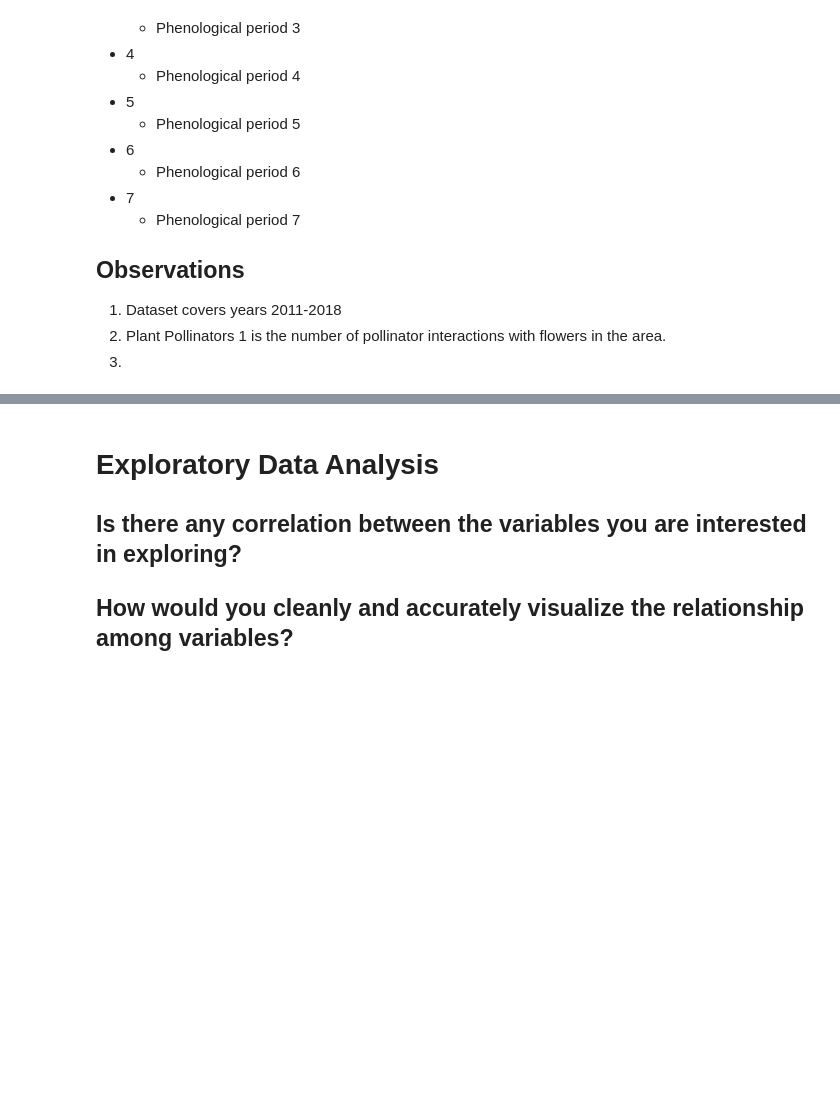
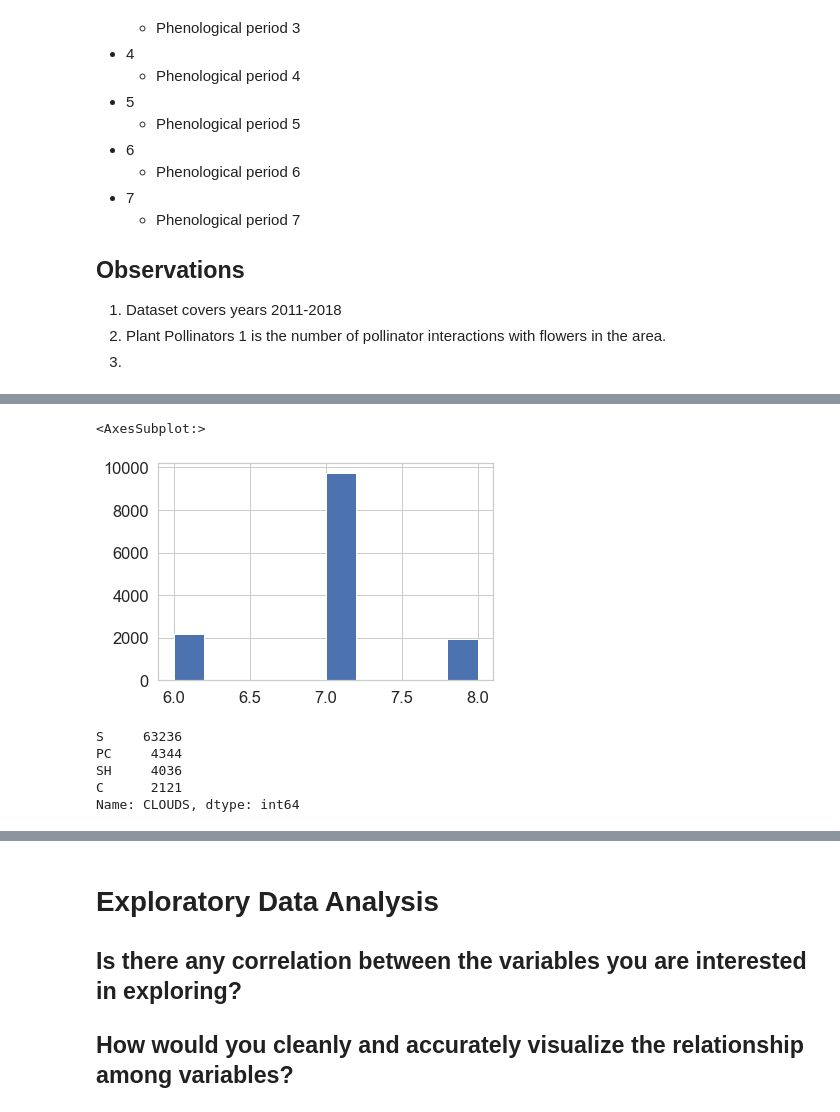
Before and after one commit to Emman-Lopez-Oso/DC200_GradProj, a Jupyter notebook: EDA_ELO.ipynb, the cells around one changed output, grey strips where cells are left out. Cells and saved outputs as stored; diff of their text form; code cells hidden in the pictures; blank space fills up the shorter version.

```diff
--- a/EDA_ELO.ipynb
+++ b/EDA_ELO.ipynb
@@ -102,0 +110,3 @@ Plots in a given meadow. They are numbered 1-10. There are 180 individual plots.
+# %%
+df = pd.read_csv('data/plant_pollinator_diversity_set1.csv')
+#plant_pollinator_2 = pd.read_csv('data/plant_pollinator_diversity_set2.csv')
@@ -102,0 +168,14 @@ Plots in a given meadow. They are numbered 1-10. There are 180 individual plots.
+# %%
+# Why
+df.loc[df['PLTSP_CODE'].isna(),'month'].hist()
+# %% [output]
+<AxesSubplot:>
+[figure, added]
+# %%
+df['CLOUDS'].value_counts()
+# %% [output]
+S     63236
+PC     4344
+SH     4036
+C      2121
+Name: CLOUDS, dtype: int64
```
Also changed, not shown: parts of 31 cells of this notebook.
